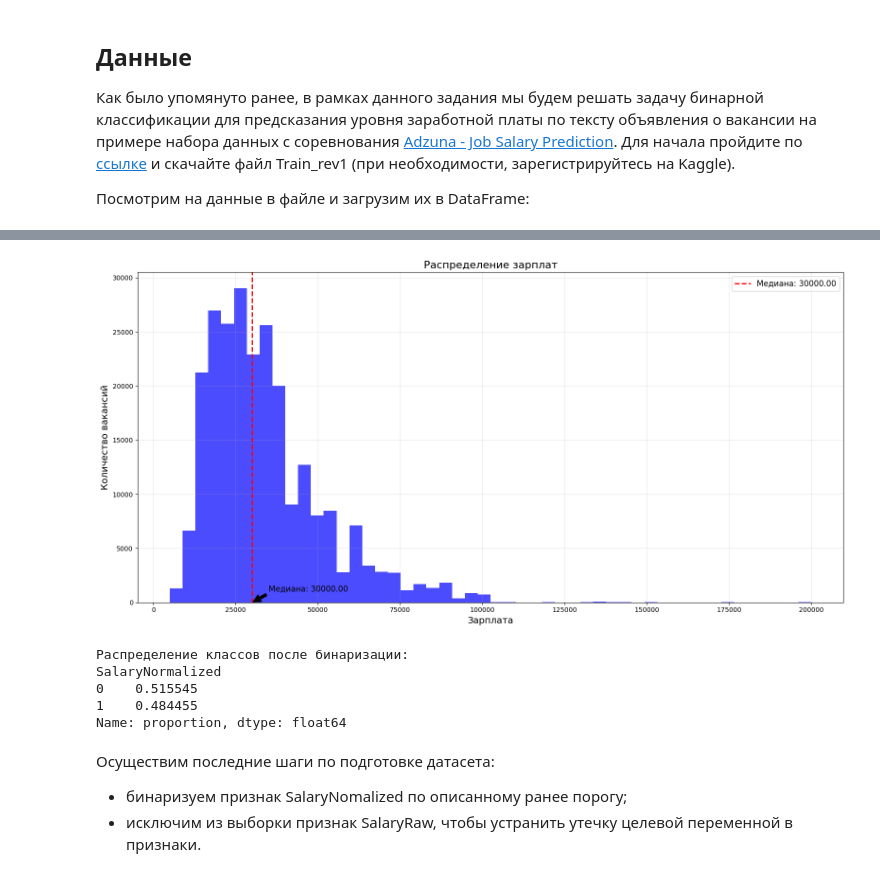
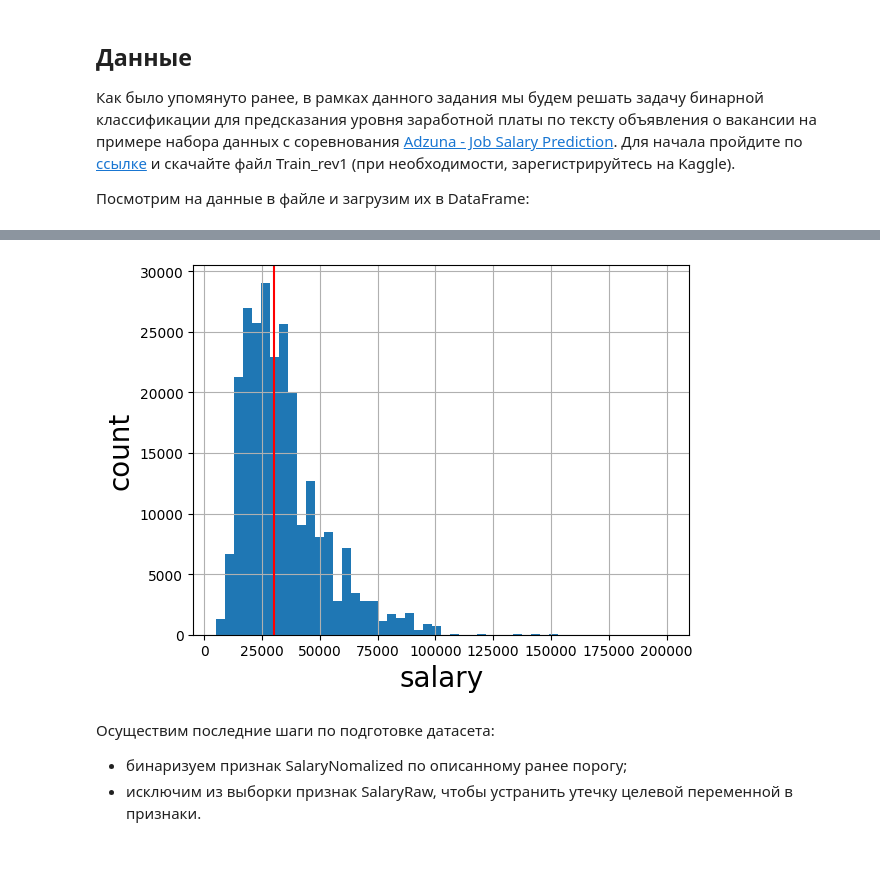
Before and after one commit to raffeekk/ML25, a Jupyter notebook: homework/HW2_GorbunenkoD.ipynb, the cells around one changed output, grey strips where cells are left out. Drawn from its saved outputs; the diff is of its cells as text; code cells hidden in the pictures.

```diff
--- a/homework/HW2_GorbunenkoD.ipynb
+++ b/homework/HW2_GorbunenkoD.ipynb
@@ -80,46 +102,17 @@ print(df.head())
 <img src = "http://salt.uaa.alaska.edu/kath/kti/mean_median2.gif">
 
 В качестве порога разбиения объектов на группы будем рассматривать медиану признака SalaryNormalized. Заметим, что таким образом мы автоматически получим задачу классификации со сбалансированными классами:
-# %%
-# Построение гистограммы зарплат
-plt.figure(figsize=(16, 8))
-median = np.median(df['SalaryNormalized'])
-
-# Строим гистограмму
-plt.hist(df['SalaryNormalized'], bins=50, alpha=0.7, color='blue')
-plt.axvline(median, color='red', linestyle='--', linewidth=2, label=f'Медиана: {median:.2f}')
-
-# Настройка осей и сетки
-plt.xlabel('Зарплата', fontsize=14)
-plt.ylabel('Количество вакансий', fontsize=14)
-plt.title('Распределение зарплат', fontsize=16)
-plt.grid(True, alpha=0.3)
-plt.legend(fontsize=12)
-
-# Добавляем аннотацию с медианой
-plt.annotate(f'Медиана: {median:.2f}',
-            xy=(median, 0),
-            xytext=(median + 5000, 1000),
-            arrowprops=dict(facecolor='black', shrink=0.05),
-            fontsize=12)
-
-plt.tight_layout()
-plt.show()
-
-# Разделение на высокую и низкую зарплату по медиане
-df['SalaryNormalized'] = (df['SalaryNormalized'] > median).astype(int)
-df.drop('SalaryRaw', axis=1, inplace=True)
-
-# Проверка баланса классов
-print("\nРаспределение классов после бинаризации:")
-print(df['SalaryNormalized'].value_counts(normalize=True))
-# %% [output]
-[figure, removed]
-Распределение классов после бинаризации:
-SalaryNormalized
-0    0.515545
-1    0.484455
-Name: proportion, dtype: float64
+# %%
+# salary histogramm
+median = np.median(df['SalaryNormalized'])
+figsize = (16,8)
+plt.hist(df['SalaryNormalized'], bins=50)
+plt.axvline(median, c='r')
+plt.xlabel('salary', fontsize=20)
+plt.ylabel('count', fontsize=20)
+plt.grid()
+# %% [output]
+[figure, added]
 # %% [markdown]
 Осуществим последние шаги по подготовке датасета:
 - бинаризуем признак SalaryNomalized по описанному ранее порогу;
```
Also changed, not shown: parts of 40 cells of this notebook.
